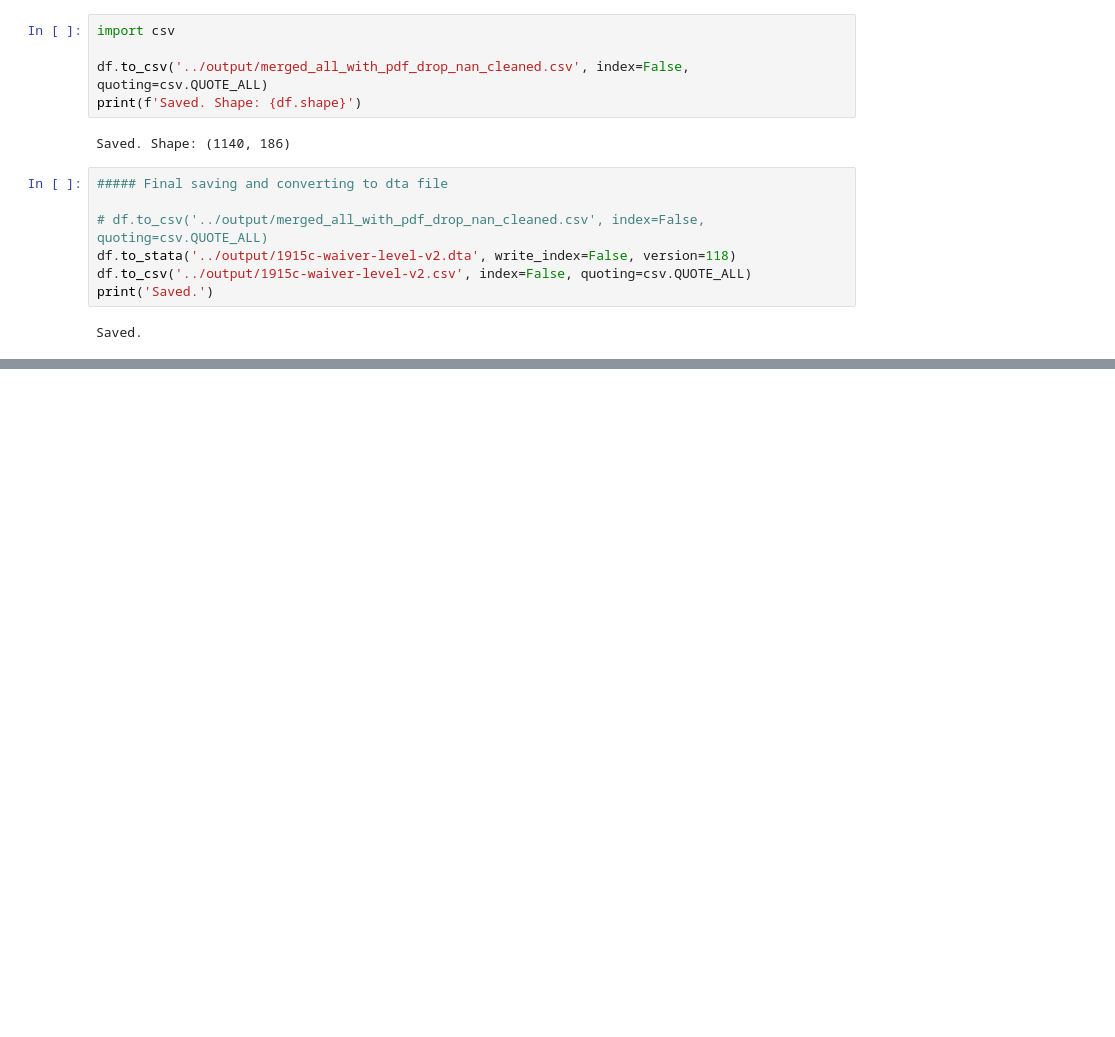
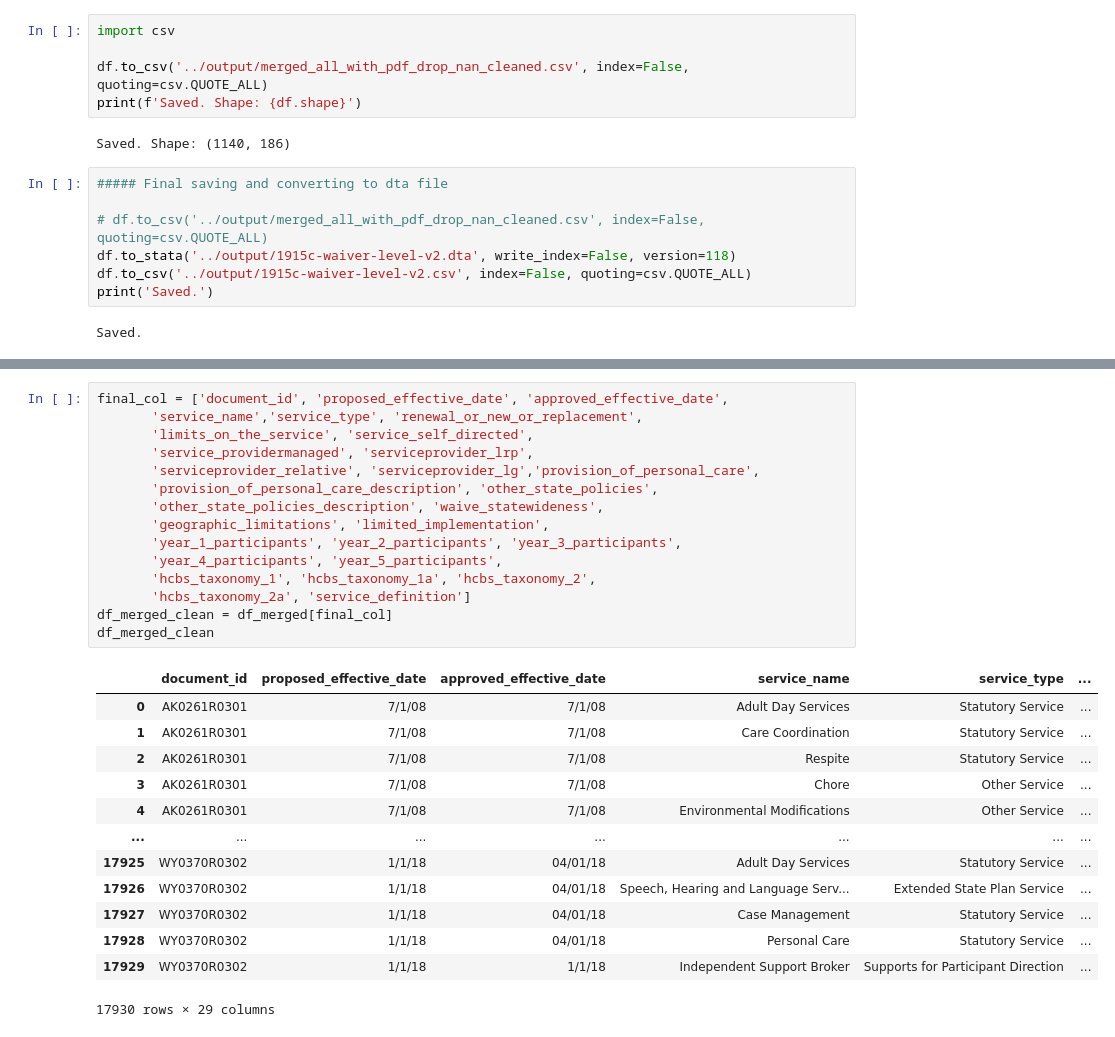
Before and after one commit to kemmiller/The-Medicaid-Home-and-Community-Based-Services-1915-c-Waiver-Atlas, a Jupyter notebook: merge/merge_and_cleanup.ipynb, the cells around one changed output, grey strips where cells are left out. Drawn from its saved outputs; the diff is of its cells as text; blank space fills up the shorter version.

```diff
--- a/merge/merge_and_cleanup.ipynb
+++ b/merge/merge_and_cleanup.ipynb
@@ -646,0 +795,29 @@ Saved.
+# %%
+final_col = ['document_id', 'proposed_effective_date', 'approved_effective_date',
+       'service_name','service_type', 'renewal_or_new_or_replacement',
+       'limits_on_the_service', 'service_self_directed',
+       'service_providermanaged', 'serviceprovider_lrp',
+       'serviceprovider_relative', 'serviceprovider_lg','provision_of_personal_care',
+       'provision_of_personal_care_description', 'other_state_policies',
+       'other_state_policies_description', 'waive_statewideness',
+       'geographic_limitations', 'limited_implementation',
+       'year_1_participants', 'year_2_participants', 'year_3_participants',
+       'year_4_participants', 'year_5_participants',
+       'hcbs_taxonomy_1', 'hcbs_taxonomy_1a', 'hcbs_taxonomy_2',
+       'hcbs_taxonomy_2a', 'service_definition']
+df_merged_clean = df_merged[final_col]
+df_merged_clean
+# %% [output]
+|  | document_id | proposed_effective_date | approved_effective_date | service_name | service_type | ... |
+| 0 | AK0261R0301 | 7/1/08 | 7/1/08 | Adult Day Services | Statutory Service | ... |
+| 1 | AK0261R0301 | 7/1/08 | 7/1/08 | Care Coordination | Statutory Service | ... |
+| 2 | AK0261R0301 | 7/1/08 | 7/1/08 | Respite | Statutory Service | ... |
+| 3 | AK0261R0301 | 7/1/08 | 7/1/08 | Chore | Other Service | ... |
+| 4 | AK0261R0301 | 7/1/08 | 7/1/08 | Environmental Modifications | Other Service | ... |
+| ... | ... | ... | ... | ... | ... | ... |
+| 17925 | WY0370R0302 | 1/1/18 | 04/01/18 | Adult Day Services | Statutory Service | ... |
+| 17926 | WY0370R0302 | 1/1/18 | 04/01/18 | Speech, Hearing and Language Serv... | Extended State Plan Service | ... |
+| 17927 | WY0370R0302 | 1/1/18 | 04/01/18 | Case Management | Statutory Service | ... |
+| 17928 | WY0370R0302 | 1/1/18 | 04/01/18 | Personal Care | Statutory Service | ... |
+| 17929 | WY0370R0302 | 1/1/18 | 1/1/18 | Independent Support Broker | Supports for Participant Direction | ... |
+17930 rows × 29 columns
```
Also changed, not shown: parts of 28 cells of this notebook, 6 other files.
